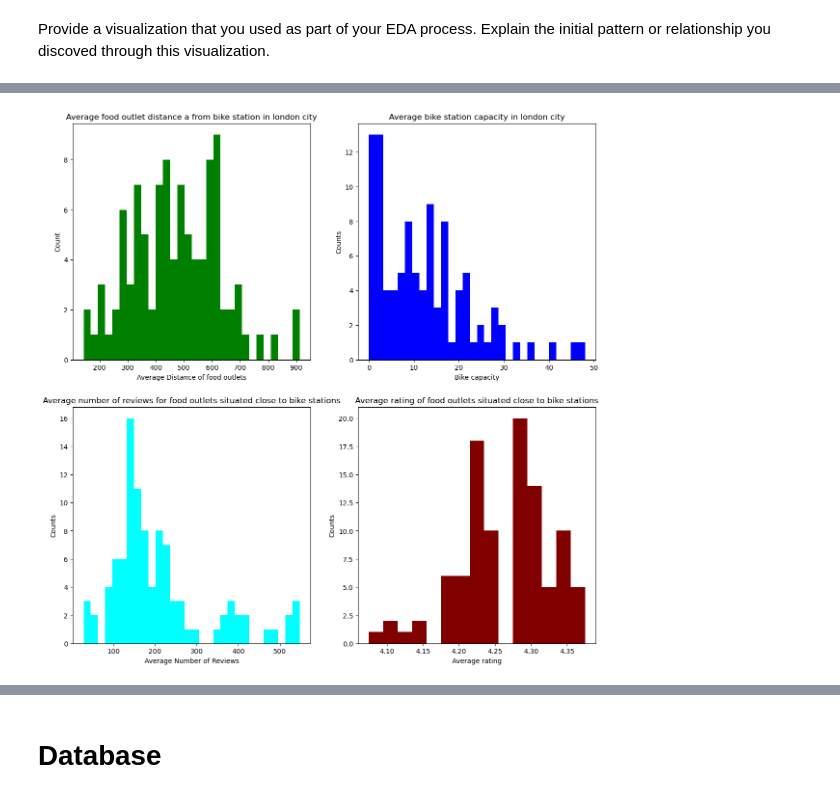
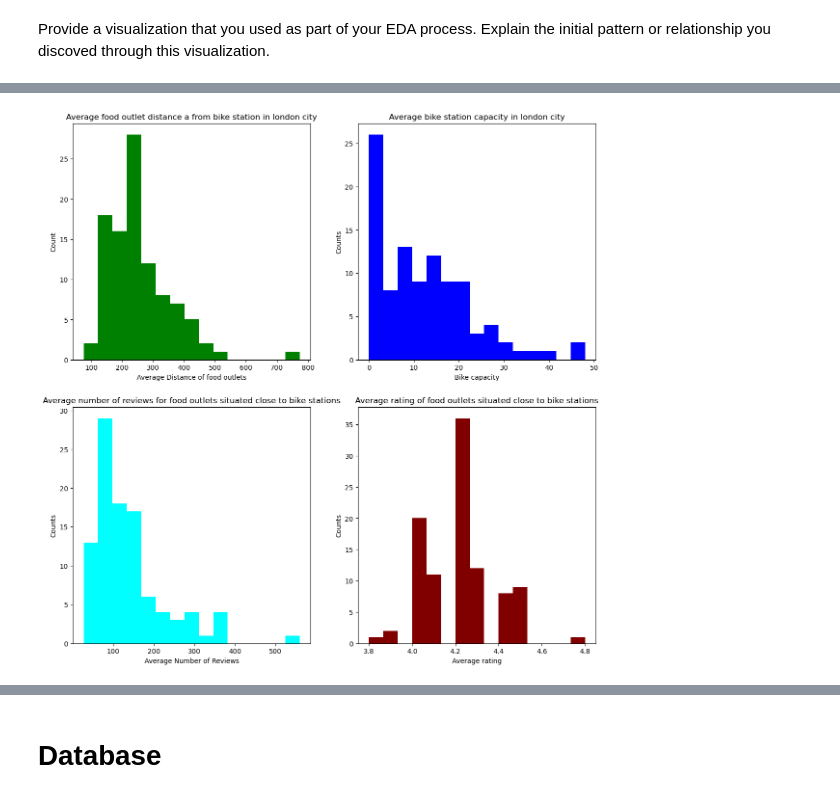
Before and after one commit to alifaisalraza/Statistical-Modelling-Project, a Jupyter notebook: notebooks/joining_data.ipynb, the cells around one changed output, grey strips where cells are left out. Drawn from its saved outputs; the diff is of its cells as text; code cells hidden in the pictures.

```diff
--- a/notebooks/joining_data.ipynb
+++ b/notebooks/joining_data.ipynb
@@ -20,7 +20,11 @@ df_yelp = pd.read_csv('yelp_POIs_for_100_BikeStns.csv')
 
 df_merge_fs_yelp = pd.concat([df_fsquare_food, df_yelp], ignore_index=True, sort=False)
 
-df_merge_fs_yelp = df_merge_fs_yelp.sort_values(by=['bike_station_id', 'poi_distance_from_bike_stn'])
+df_merge_fs_yelp = df_merge_fs_yelp.sort_values(by=['review_count', 'poi_distance_from_bike_stn'],
+                                                   ascending=[False, True]
+                                               )
+
+df_merge_fs_yelp.drop_duplicates(subset=['poi_id'], keep='first', inplace=True)
 
 df_merge_fs_yelp.info()
 # %% [output]
@@ -100,11 +103,13 @@ df_join[df_join['bike_station_id'] == 'f8dfc16e9f34e5c21bfc24efe8831549']
 
 df_agg = df_join.groupby(['bike_station_id']).aggregate(
     {'station_name': 'first',
-     'poi_distance_from_bike_stn': 'median',
+     'poi_distance_from_bike_stn': 'mean',
      'free_bikes': 'mean',
      'review_count': 'mean',
      'rating': 'mean'})
 
+df_agg = df_agg.round(1)
+
 #validation of sample record to ensure that the aggregated data reflects the transactional merged data.
 df_agg[df_agg['station_name'] == '000960 - Hop Exchange, The Borough']
 # %% [output]
@@ -114,4 +119,12 @@ df_agg[df_agg['station_name'] == '000960 - Hop Exchange, The Borough']
 # %%
+review_mean = round(df_agg['review_count'].mean())
+
+rating_mean = round(df_agg['rating'].mean())
+
+df_agg['review_count'].fillna(review_mean, inplace=True)
+
+df_agg['rating'].fillna(rating_mean, inplace=True)
+
 df_agg.to_csv("aggregated_poi_info_for_100_BikeStns.csv", index=False)
 
 df_agg.info()
@@ -142,38 +169,37 @@ import matplotlib.pyplot as plt
 # %%
 fig, axes = plt.subplots(2, 2, figsize=(14, 14))
 
 # Plot 0
-axes[0][0].hist(df_agg['poi_distance_from_bike_stn'],bins=30, color='green')
+axes[0][0].hist(df_agg['poi_distance_from_bike_stn'],bins=15, color='green')
 axes[0][0].set_title('Average food outlet distance a from bike station in london city')
 axes[0][0].set_xlabel('Average Distance of food outlets')
 axes[0][0].set_ylabel('Count')
 
 # Plot 1
-axes[0][1].hist(df_agg['free_bikes'], bins=30, color='blue')
+axes[0][1].hist(df_agg['free_bikes'], bins=15, color='blue')
 axes[0][1].set_title('Average bike station capacity in london city')
 axes[0][1].set_xlabel('Bike capacity')
 axes[0][1].set_ylabel('Counts')
 
 # Plot 2
-axes[1][0].hist(df_agg['review_count'], bins=30, color='cyan')
+axes[1][0].hist(df_agg['review_count'], bins=15, color='cyan')
 axes[1][0].set_title('Average number of reviews for food outlets situated close to bike stations')
 axes[1][0].set_xlabel('Average Number of Reviews')
 axes[1][0].set_ylabel('Counts')
 
 # Plot 3
 axes[1][1].hist(df_agg['rating'], bins=15, color='maroon')
 axes[1][1].set_title('Average rating of food outlets situated close to bike stations')
 axes[1][1].set_xlabel('Average rating')
 axes[1][1].set_ylabel('Counts')
 
 plt.show()
 
-#Majority of graphs doesn't seem to display a normal distribution.
-#E.g. most bike stations seem to operate at lower capacity than on mean capacity of all bike stations. It may be
-#inferred that majority of areas probably don't need higher capacity owing to limited demand. Average distance
-#of food outlets is closer to normal distribution as this data reflects overtime growth of food outlets in an
-#area. Average number of reviews and ratings were expected to align with normal distribution but haven't been
-#found to exhibit normal distribution pattern below. This requires more investigation and indenpendent data.
+#Average distance of food outlets seems to follow a normal curve sans an outlier.
+#Bike capacity is left skewed. So, most bike stations prefer to operate at lower capacity. Only some areas
+#operate at high capacity.
+#Average number of reviews is also left skewed.
+#Average rating appears close to normal distribution.
 # %% [output]
-[figure, old version]
+[figure, new version]
 # %%
```
Also changed, not shown: parts of 11 cells of this notebook, 11 other files.
